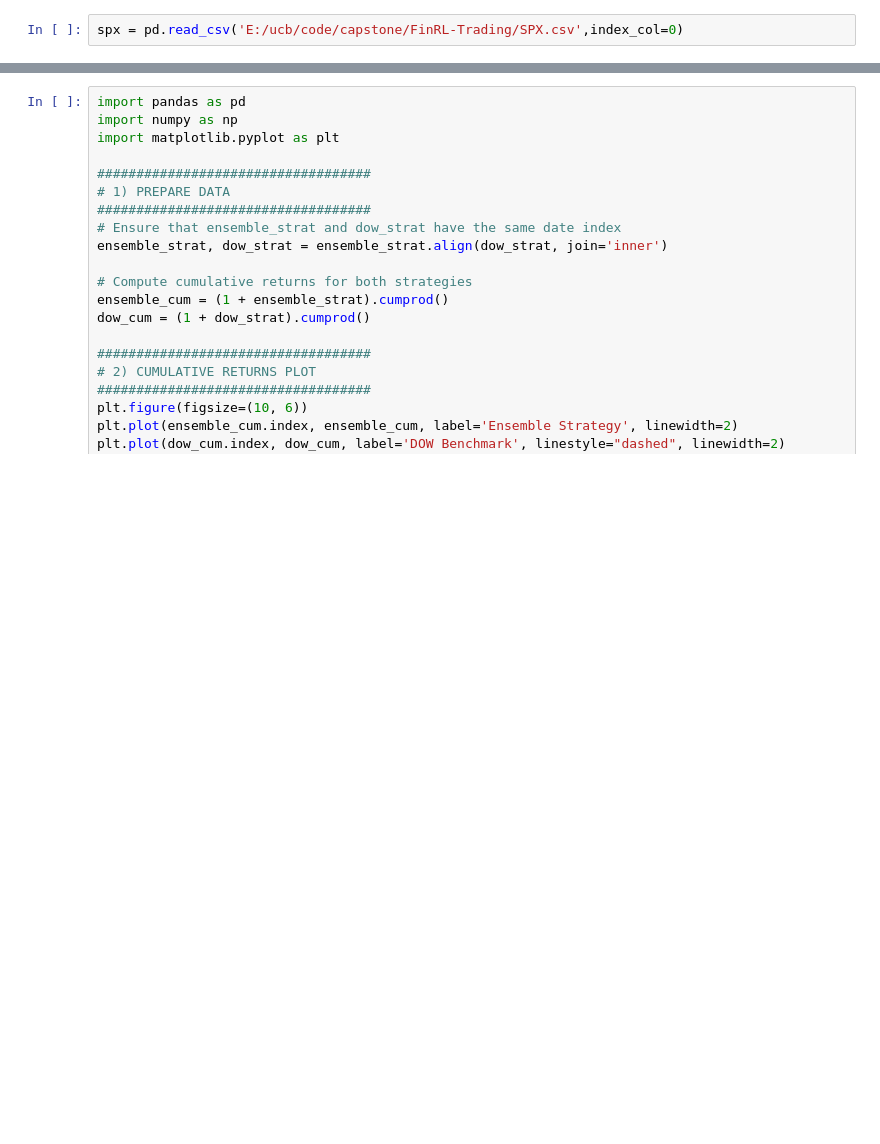
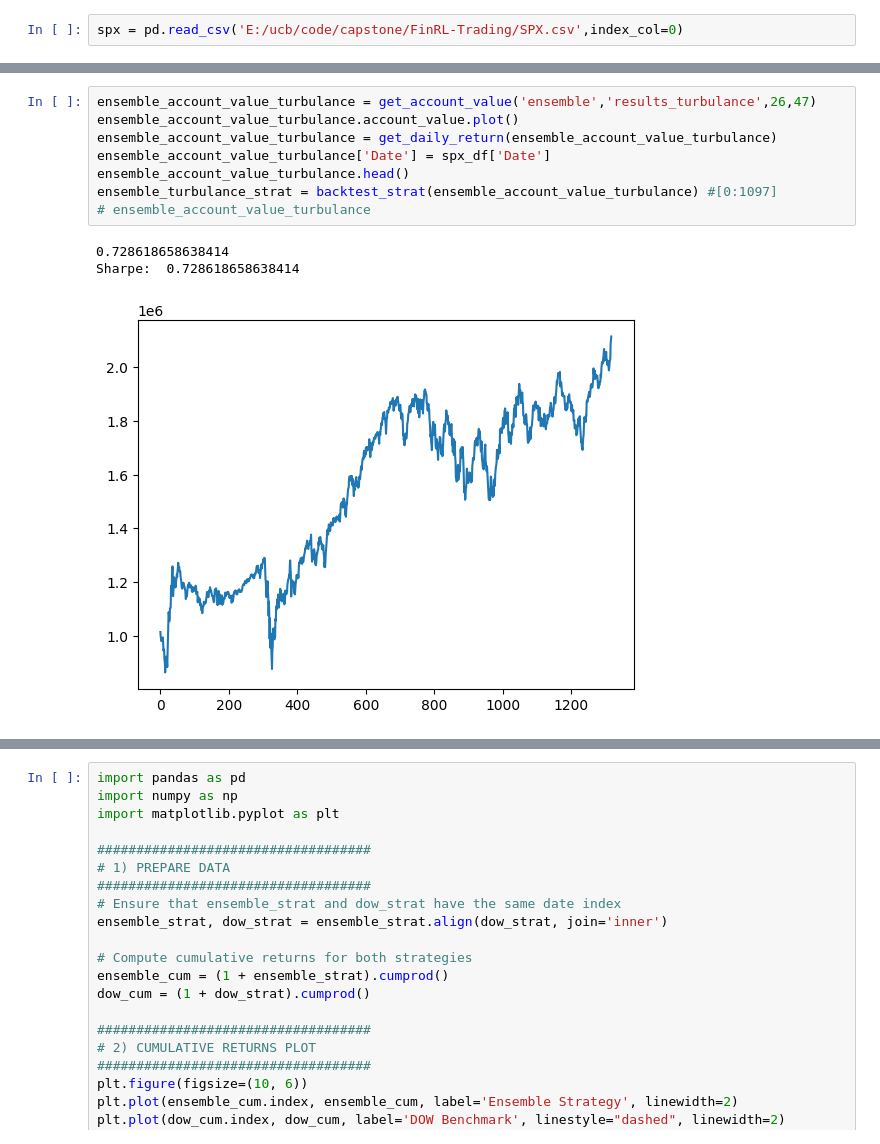
Before and after one commit to elaineleiyoung/FinRL-Trading, a Jupyter notebook: DRL-for-Trading/backtesting.ipynb, the cells around one changed output, grey strips where cells are left out. Saved outputs shown, nothing was run; the diff lists cells and outputs as text; blank space fills up the shorter version.

```diff
--- a/DRL-for-Trading/backtesting.ipynb
+++ b/DRL-for-Trading/backtesting.ipynb
@@ -102,0 +213,12 @@ spx_strat = backtest_strat(spx_df)
+# %%
+ensemble_account_value_turbulance = get_account_value('ensemble','results_turbulance',26,47)
+ensemble_account_value_turbulance.account_value.plot()
+ensemble_account_value_turbulance = get_daily_return(ensemble_account_value_turbulance)
+ensemble_account_value_turbulance['Date'] = spx_df['Date']
+ensemble_account_value_turbulance.head()
+ensemble_turbulance_strat = backtest_strat(ensemble_account_value_turbulance) #[0:1097]
+# ensemble_account_value_turbulance
+# %% [output]
+0.728618658638414
+Sharpe:  0.728618658638414
+[figure, added]
```
Also changed, not shown: parts of 42 cells of this notebook, 7 other files.
